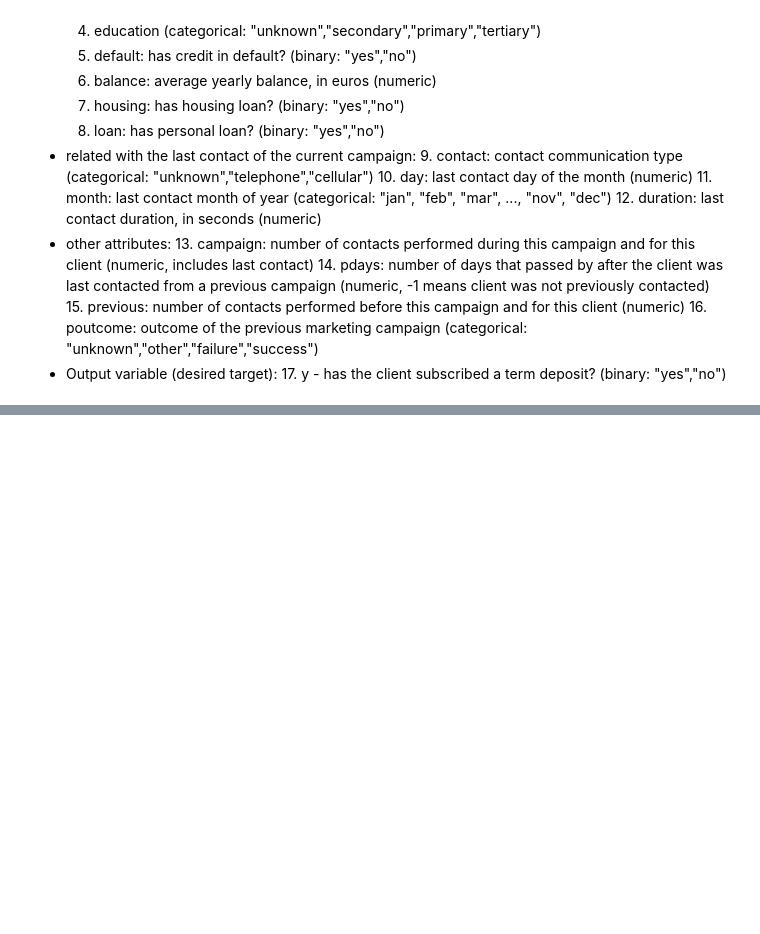
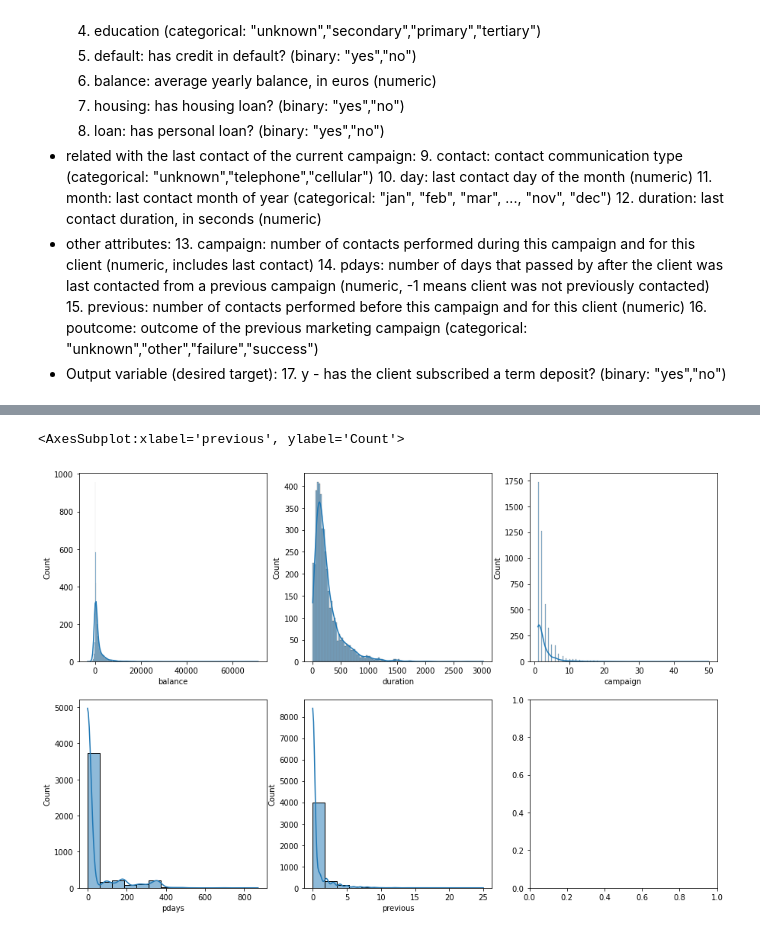
Before and after one commit to BerylliuMM2000/BankMarketing, a Jupyter notebook: Bank-Marketing-Campaign.ipynb, the cells around one changed output, grey strips where cells are left out. Saved outputs shown, nothing was run; the diff lists cells and outputs as text; code cells hidden in the pictures; blank space fills up the shorter version.

```diff
--- a/Bank-Marketing-Campaign.ipynb
+++ b/Bank-Marketing-Campaign.ipynb
@@ -85,0 +105,10 @@ No null values are presented
+# %%
+fig, axs = subplots(2,3, figsize=(15,10))
+histplot(data = bank, x = "balance", kde = True, ax=axs[0,0])
+histplot(data = bank, x = "duration", kde = True, ax=axs[0,1])
+histplot(data = bank, x = "campaign", kde = True, ax=axs[0,2])
+histplot(data = bank, x = "pdays", kde = True, ax=axs[1,0])
+histplot(data = bank, x = "previous", kde = True, ax=axs[1,1])
+# %% [output]
+<AxesSubplot:xlabel='previous', ylabel='Count'>
+[figure, added]
```
Also changed, not shown: parts of 18 cells of this notebook.
